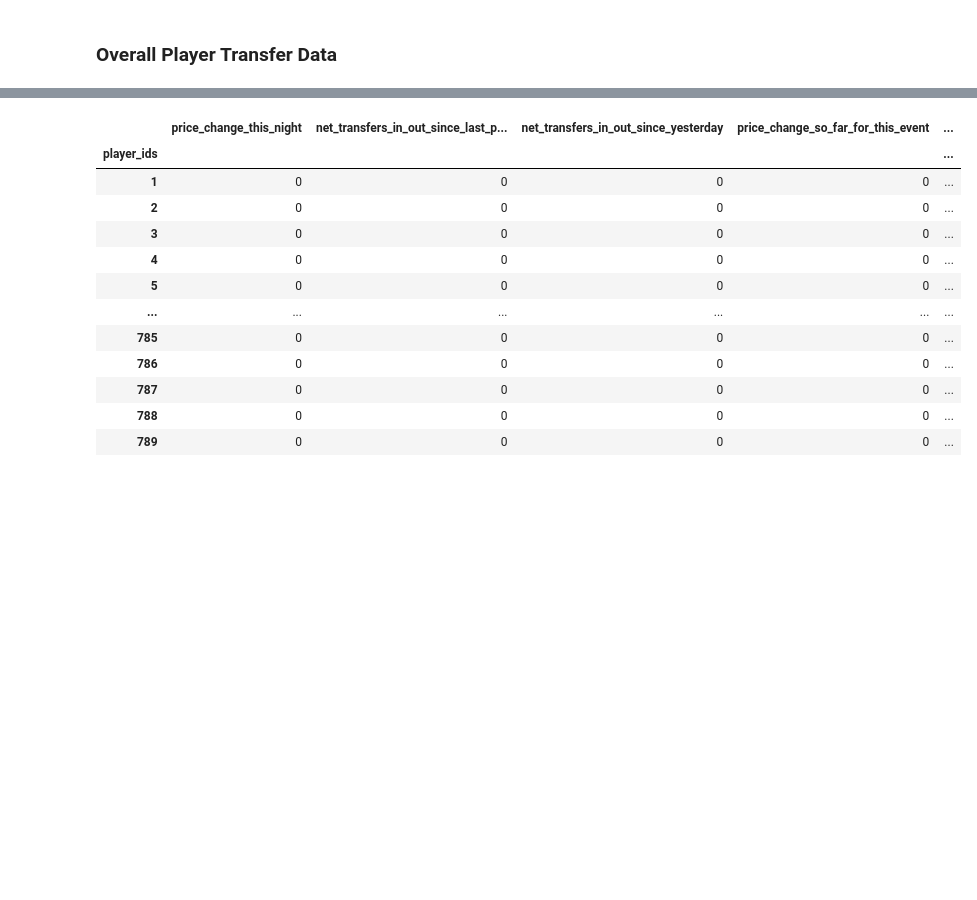
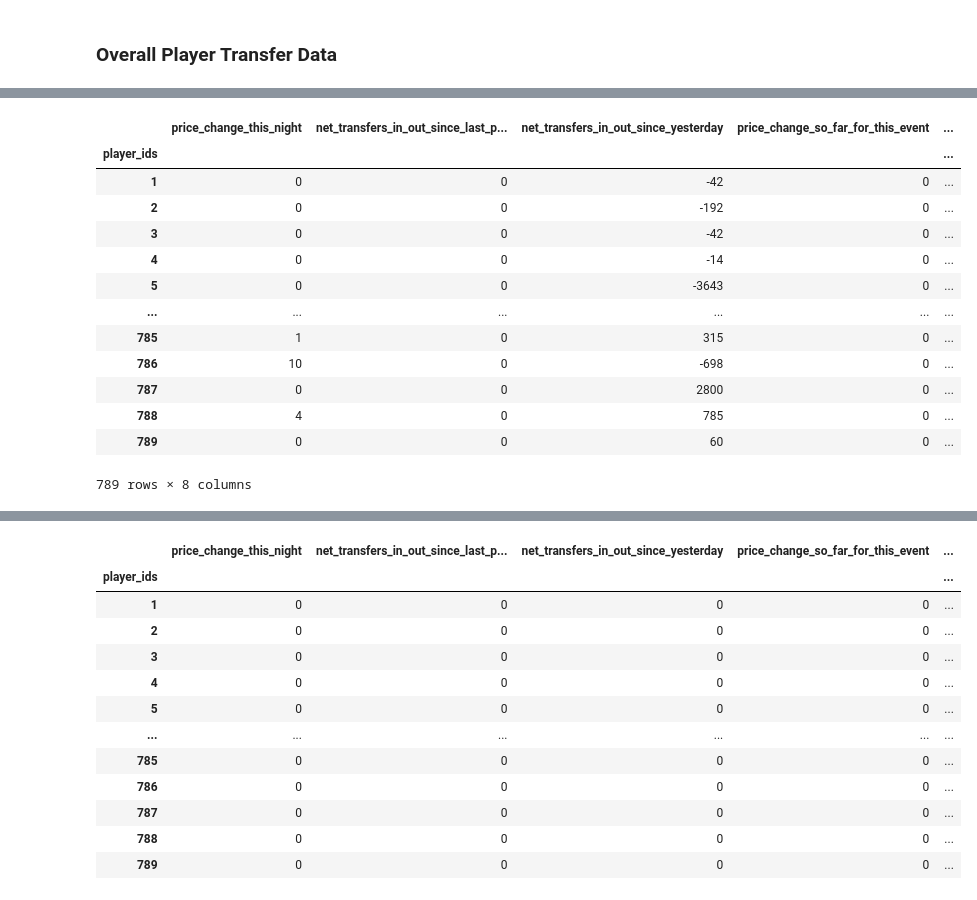
Before and after one commit to tomribaroff/FullPipeline-FPLPricePredictor, a Jupyter notebook: Pipeline-Steps/preliminary_exploration.ipynb, the cells around one changed output, grey strips where cells are left out. Saved outputs shown, nothing was run; the diff lists cells and outputs as text; code cells hidden in the pictures; blank space fills up the shorter version.

Commit message:
2 fixes
1 - rewrite functions to allow us to write file to storage bucket

2 - make note of misalignment of player values

```diff
--- a/Pipeline-Steps/preliminary_exploration.ipynb
+++ b/Pipeline-Steps/preliminary_exploration.ipynb
@@ -126,19 +153,35 @@ Yesterday was: 2024-01-29
 # %%
 #update yesterday's dataframe with today's results
 
 #get yesterday's saved results
 yesterday_filepath = Path('/Users/thomasribaroff/Documents/GitHub/FullPipeline-FPLPricePredictor/Pipeline-Steps/Saved_DataFrames/{}/{}.csv'.format(yesterday,yesterday))
 yesterday_data = pandas.read_csv(yesterday_filepath,index_col=['player_ids'])
+
+# STEP NEEDED HERE TO ENSURE TODAY AND YESTERDAYS PLAYERS IDS ALLIGN - NEW PLAYERS THROWING THIS OFF
 
 #updates
 yesterday_data.price_change_this_night = today_data.player_prices_today - yesterday_data.player_prices_today
 yesterday_data.net_transfers_in_out_since_yesterday = today_data.net_transfers_in_out_overall_as_of_today - yesterday_data.net_transfers_in_out_overall_as_of_today
 
 
 # Update net transfer since last price change in today's data (including reset rule if price change occured overnight)
 today_data.net_transfers_in_out_since_last_price_change = yesterday_data.net_transfers_in_out_since_last_price_change + yesterday_data.net_transfers_in_out_since_yesterday
 boolean_player_changes = [today_data.price_change_this_night != 0]
 today_data.net_transfers_in_out_since_last_price_change = [0 if b else a for a, b in zip(today_data.net_transfers_in_out_since_last_price_change, boolean_player_changes[0])]
 
-#rewrite yesterday's file
-yesterday_data.to_csv(yesterday_filepath)
+yesterday_data
+# %% [output]
+|  | price_change_this_night | net_transfers_in_out_since_last_p... | net_transfers_in_out_since_yesterday | price_change_so_far_for_this_event | ... |
+| player_ids |  |  |  |  | ... |
+| 1 | 0 | 0 | -42 | 0 | ... |
+| 2 | 0 | 0 | -192 | 0 | ... |
+| 3 | 0 | 0 | -42 | 0 | ... |
+| 4 | 0 | 0 | -14 | 0 | ... |
+| 5 | 0 | 0 | -3643 | 0 | ... |
+| ... | ... | ... | ... | ... | ... |
+| 785 | 1 | 0 | 315 | 0 | ... |
+| 786 | 10 | 0 | -698 | 0 | ... |
+| 787 | 0 | 0 | 2800 | 0 | ... |
+| 788 | 4 | 0 | 785 | 0 | ... |
+| 789 | 0 | 0 | 60 | 0 | ... |
+789 rows × 8 columns
```
Also changed, not shown: parts of 9 cells of this notebook, 1 other file.
